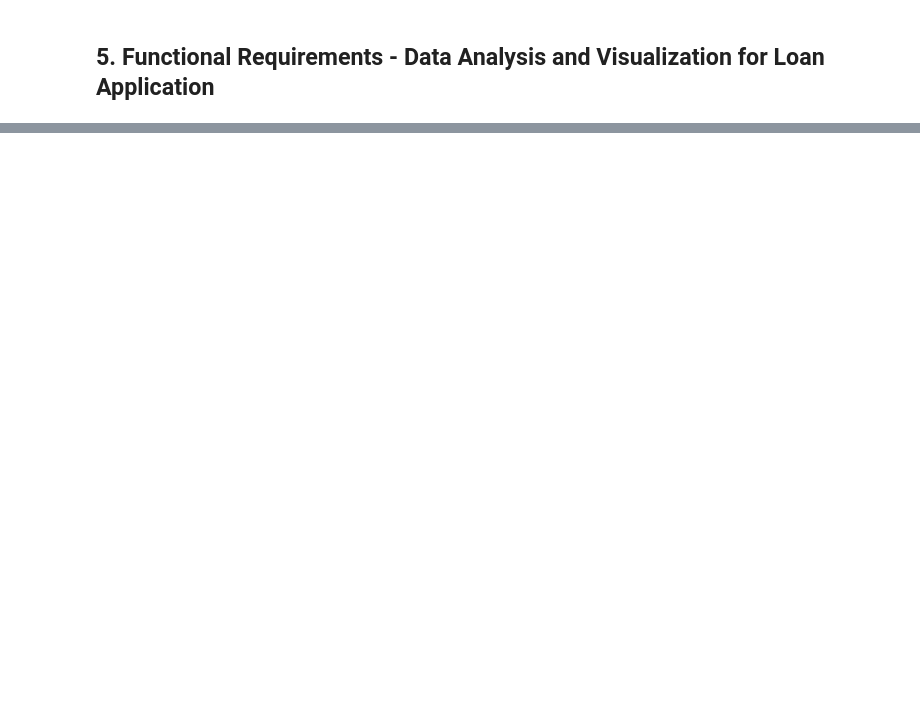
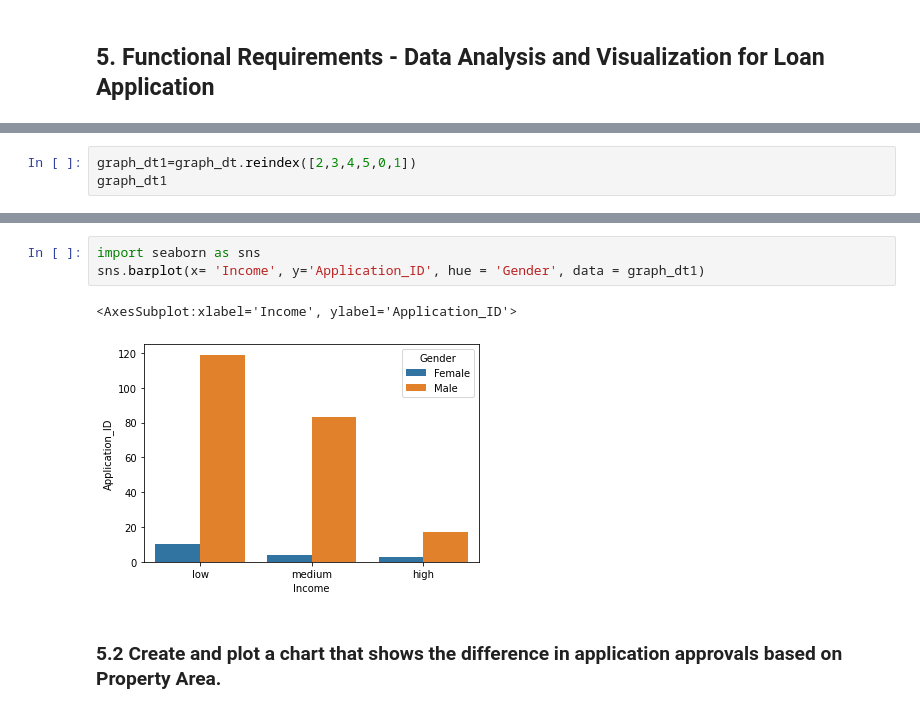
Before and after one commit to vitasunnie0812/Capstone_project, a Jupyter notebook: CAPSTONE_PROJECT.ipynb, the cells around one changed output, grey strips where cells are left out. Cells and saved outputs as stored; diff of their text form; blank space fills up the shorter version.

```diff
--- a/CAPSTONE_PROJECT.ipynb
+++ b/CAPSTONE_PROJECT.ipynb
@@ -793,0 +868,3 @@ Note: Take a screenshot of the graph.
+# %%
+graph_dt1=graph_dt.reindex([2,3,4,5,0,1])
+graph_dt1
@@ -793,0 +879,8 @@ Note: Take a screenshot of the graph.
+# %%
+import seaborn as sns
+sns.barplot(x= 'Income', y='Application_ID', hue = 'Gender', data = graph_dt1)
+# %% [output]
+<AxesSubplot:xlabel='Income', ylabel='Application_ID'>
+[figure, added]
+# %% [markdown]
+### 5.2 Create and plot a chart that shows the difference in application approvals based on Property Area.
```
Also changed, not shown: parts of 18 cells of this notebook, 1 other file.
